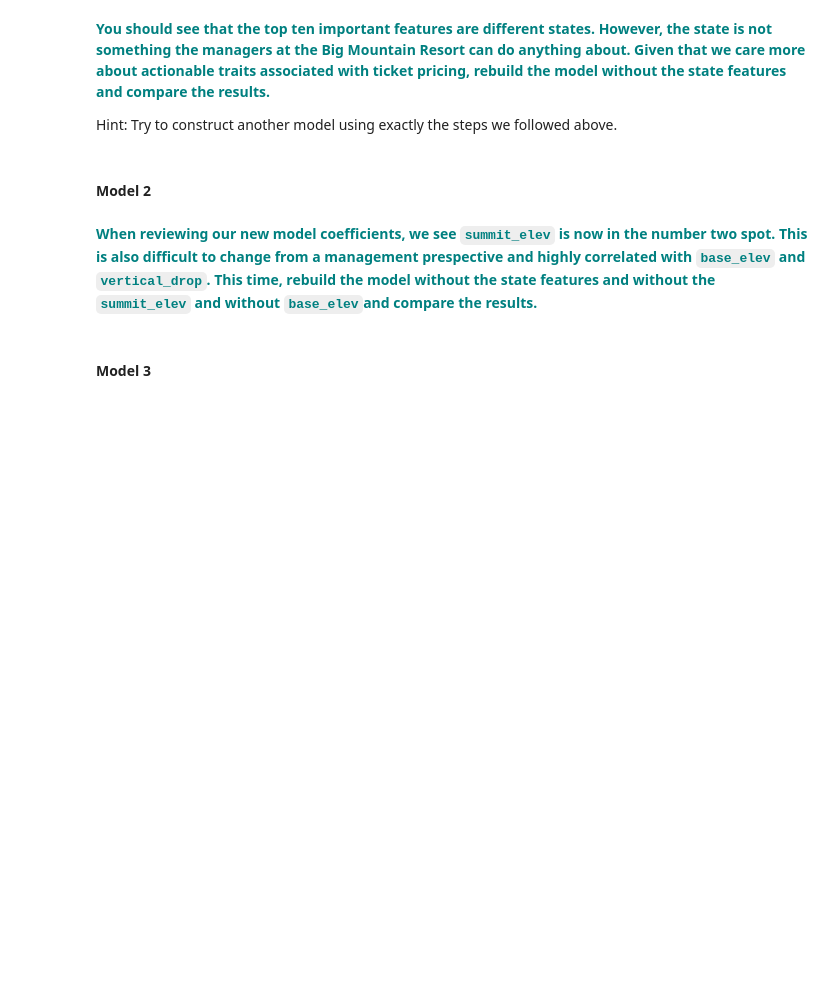
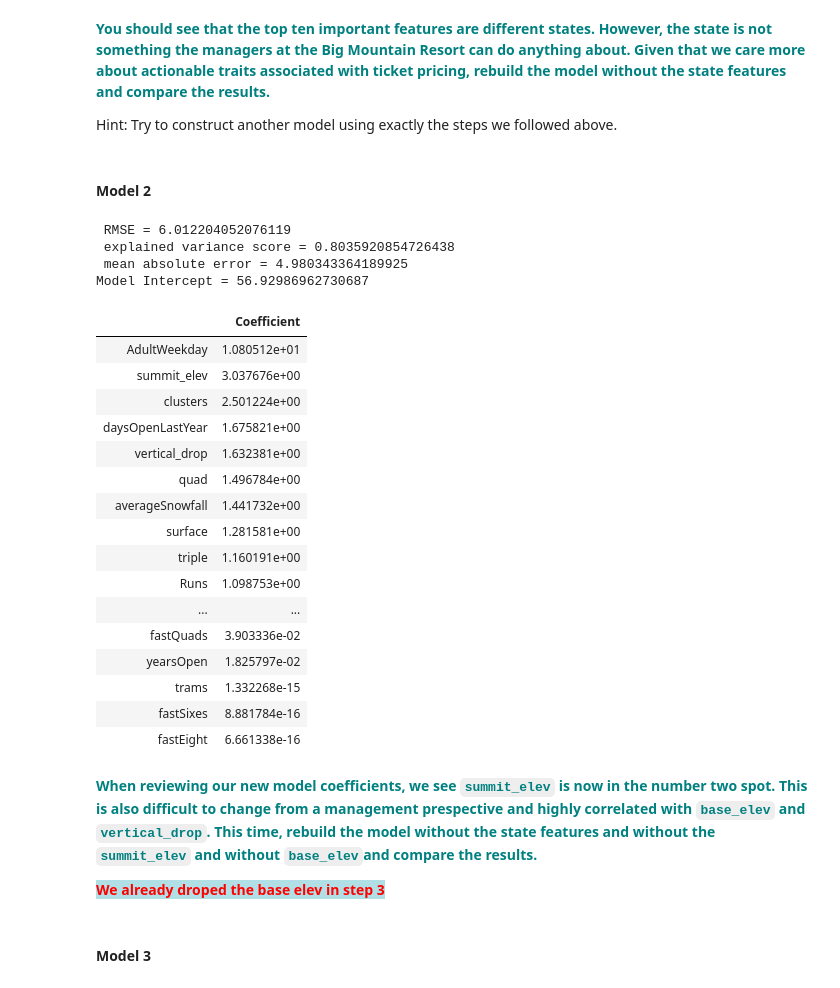
Before and after one commit to ennis-kurt/SpringBoard, a Jupyter notebook: Guided Capstone/Notebook_stepfour.ipynb, the cells around one changed output. Cells and saved outputs as stored; diff of their text form; code cells hidden in the pictures; blank space fills up the shorter version.

Commit message:
Step 5.

```diff
--- a/Guided Capstone/Notebook_stepfour.ipynb
+++ b/Guided Capstone/Notebook_stepfour.ipynb
@@ -163,3 +164,9 @@ Hint: you will have to use the `predict()` method here as it's used in this [DSM
 # You might want to use the explained_variance_score() and mean_absolute_error() metrics.
 # To do so, you will need to import them from sklearn.metrics.
 # You can plug y_test and y_pred into the functions to evaluate the model
+from sklearn.metrics import mean_squared_error
+sqrt = np.sqrt
+rmse = sqrt(mean_squared_error(y_test, y_pred))
+exvarscore = explained_variance_score(y_test, y_pred)
+mean_abs_err= mean_absolute_error(y_test, y_pred)
+print(f' RMSE = {rmse}\n explained variance score = {exvarscore}\n mean absolute error = {mean_abs_err}  ')
@@ -181,7 +209,67 @@ Hint: make sure to review the absolute value of the coefficients, because the ad
 Hint: Try to construct another model using exactly the steps we followed above.
 # %% [markdown]
 #### Model 2
+# %%
+# We do not need the dummy features for the states this time
+X2 = df0.drop(['Name','state' ,'AdultWeekend'], axis=1)
+
+# Declare a response variable, called y, and assign it the AdultWeekend column of the df
+y2 = df0.AdultWeekend
+
+# Here we use the StandardScaler() method of the preprocessing package, and then call the fit() method with parameter X
+scaler2 = pp.StandardScaler().fit(X2)
+
+# Declare a variable called X_scaled, and assign it the result of calling the transform() method with parameter X
+X2_scaled=scaler2.transform(X2)
+# %%
+# Get the 1-dimensional flattened array of our response variable y by calling the ravel() function on y
+y2 = y.ravel()
+
+# Call the train_test_split() function with the first two parameters set to X_scaled and y
+# Declare four variables, X_train, X_test, y_train and y_test separated by commas
+X2_train, X2_test, y2_train, y2_test = train_test_split(X2_scaled, y2, test_size=0.25, random_state=1)
+# %%
+lm2 = linear_model.LinearRegression()
+model2 = lm2.fit(X2_train,y2_train)
+# %%
+# Make a variable called y_pred and assign it the result of calling predict() on our model variable with parameter X_test
+y2_pred = lm2.predict(X2_test)
+# You might want to use the explained_variance_score() and mean_absolute_error() metrics.
+# To do so, you will need to import them from sklearn.metrics.
+# You can plug y_test and y_pred into the functions to evaluate the model
+rmse2 = sqrt(mean_squared_error(y2_test, y2_pred))
+exvarscore2 = explained_variance_score(y2_test, y2_pred)
+mean_abs_err2= mean_absolute_error(y2_test, y2_pred)
+print(f' RMSE = {rmse2}\n explained variance score = {exvarscore2}\n mean absolute error = {mean_abs_err2}  ')
+print('Model Intercept = {}'.format(model.intercept_))
+# You might want to make a pandas DataFrame displaying the coefficients for each state like so:
+pd.DataFrame(abs(lm2.coef_), X2.columns, columns=['Coefficient']).sort_values(
+    by='Coefficient', ascending=False )
+# %% [output]
+ RMSE = 6.012204052076119
+ explained variance score = 0.8035920854726438
+ mean absolute error = 4.980343364189925
+Model Intercept = 56.92986962730687
+|  | Coefficient |
+| AdultWeekday | 1.080512e+01 |
+| summit_elev | 3.037676e+00 |
+| clusters | 2.501224e+00 |
+| daysOpenLastYear | 1.675821e+00 |
+| vertical_drop | 1.632381e+00 |
+| quad | 1.496784e+00 |
+| averageSnowfall | 1.441732e+00 |
+| surface | 1.281581e+00 |
+| triple | 1.160191e+00 |
+| Runs | 1.098753e+00 |
+| ... | ... |
+| fastQuads | 3.903336e-02 |
+| yearsOpen | 1.825797e-02 |
+| trams | 1.332268e-15 |
+| fastSixes | 8.881784e-16 |
+| fastEight | 6.661338e-16 |
 # %% [markdown]
 **<font color='teal'> When reviewing our new model coefficients, we see `summit_elev` is now in the number two spot. This is also difficult to change from a management prespective and highly correlated with `base_elev` and `vertical_drop`.  This time, rebuild the model without the state features and without the `summit_elev` and without `base_elev`and compare the results. </font>**
+
+<font style="color:red; background-color:powderblue;"> <b>We already droped the base elev in step 3</b></font>
 # %% [markdown]
 #### Model 3
```
Also changed, not shown: parts of 11 cells of this notebook.
